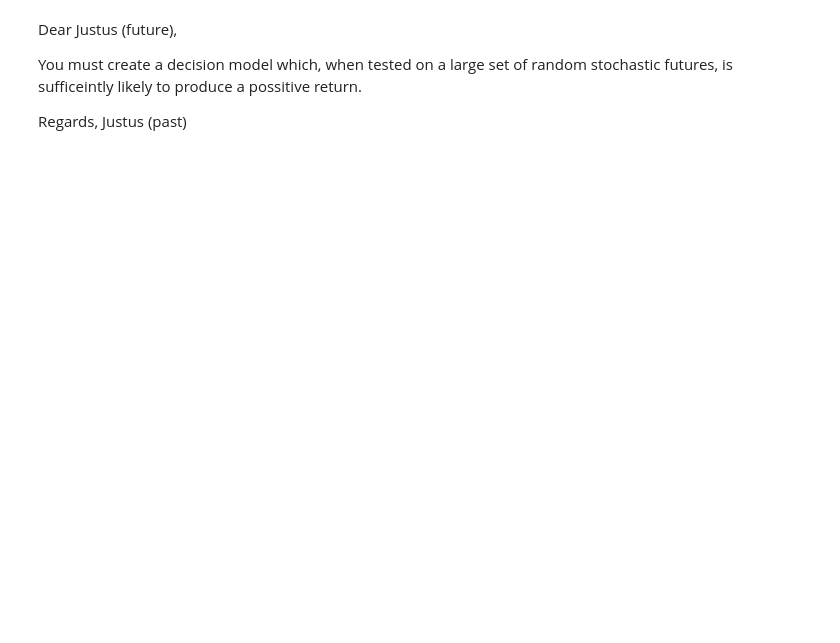
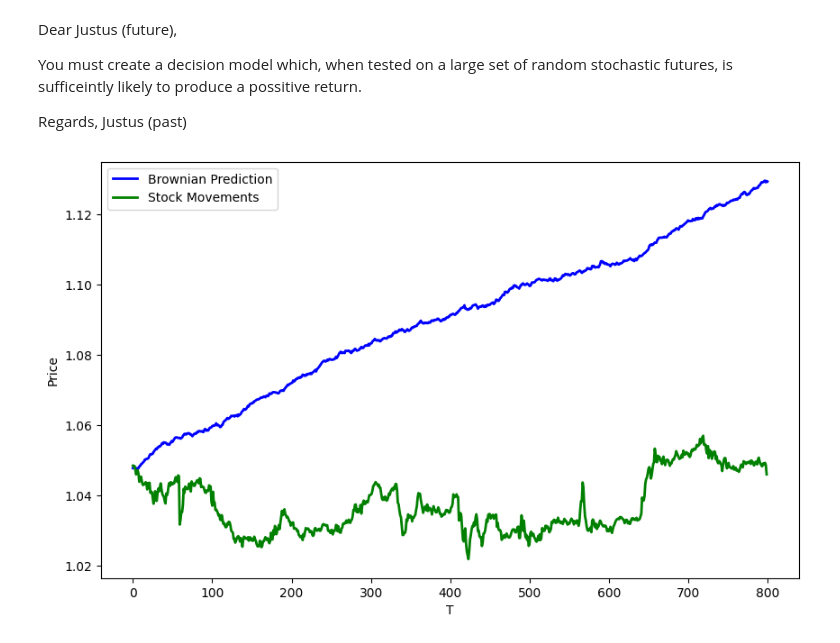
Before and after one commit to Juicestus/tradeautomation, a Jupyter notebook: strategies/stochastics/Interday Stochastic Process.ipynb, the cells around one changed output. Cells and saved outputs as stored; diff of their text form; code cells hidden in the pictures; blank space fills up the shorter version.

```diff
--- a/strategies/stochastics/Interday Stochastic Process.ipynb
+++ b/strategies/stochastics/Interday Stochastic Process.ipynb
@@ -71,3 +170,24 @@ You must create a decision model which, when tested on a large set of random sto
 
 Regards,
 Justus (past)
+# %%
+fig, axis = plt.subplots(figsize=(10, 6))
+
+axis.plot(consolidated_path, lw=2, color='blue', label='Brownian Prediction')
+
+axis.set_xlabel('T')
+axis.set_ylabel('Price')
+
+# aapl = yf.Ticker("AAPL")
+# start_date = '2023-05-19'
+# actual_data = aapl.history(start=start_date)
+# actual_data.index = actual_data.index.tz_localize(None)
+# actual_data['Days_Since'] = (actual_data.index - pd.Timestamp('2023-05-19')).days
+# actual_data.reset_index(drop=True, inplace=True)
+
+axis.plot(test, lw=2, color='green', label='Stock Movements')
+
+plt.legend()
+plt.show()
+# %% [output]
+[figure, added]
```
Also changed, not shown: parts of 6 cells of this notebook, 6 other files.
